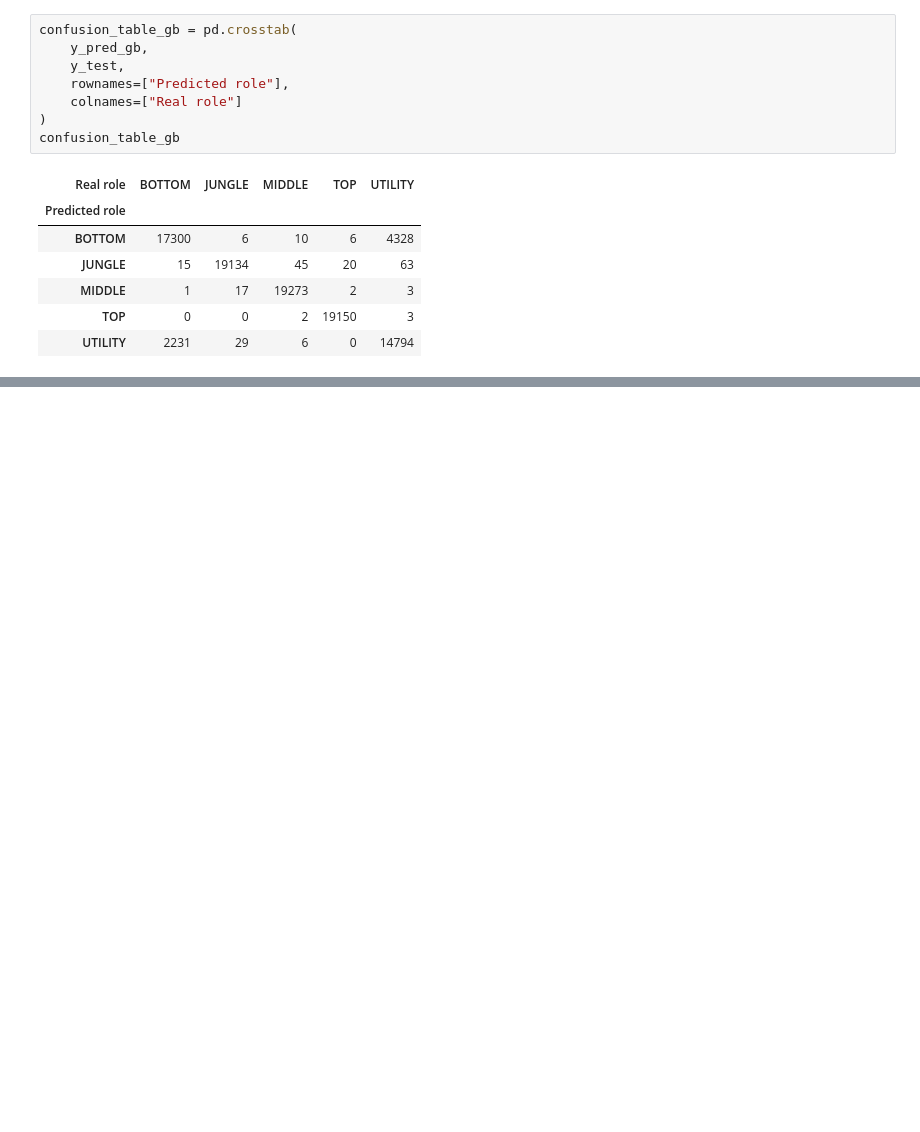
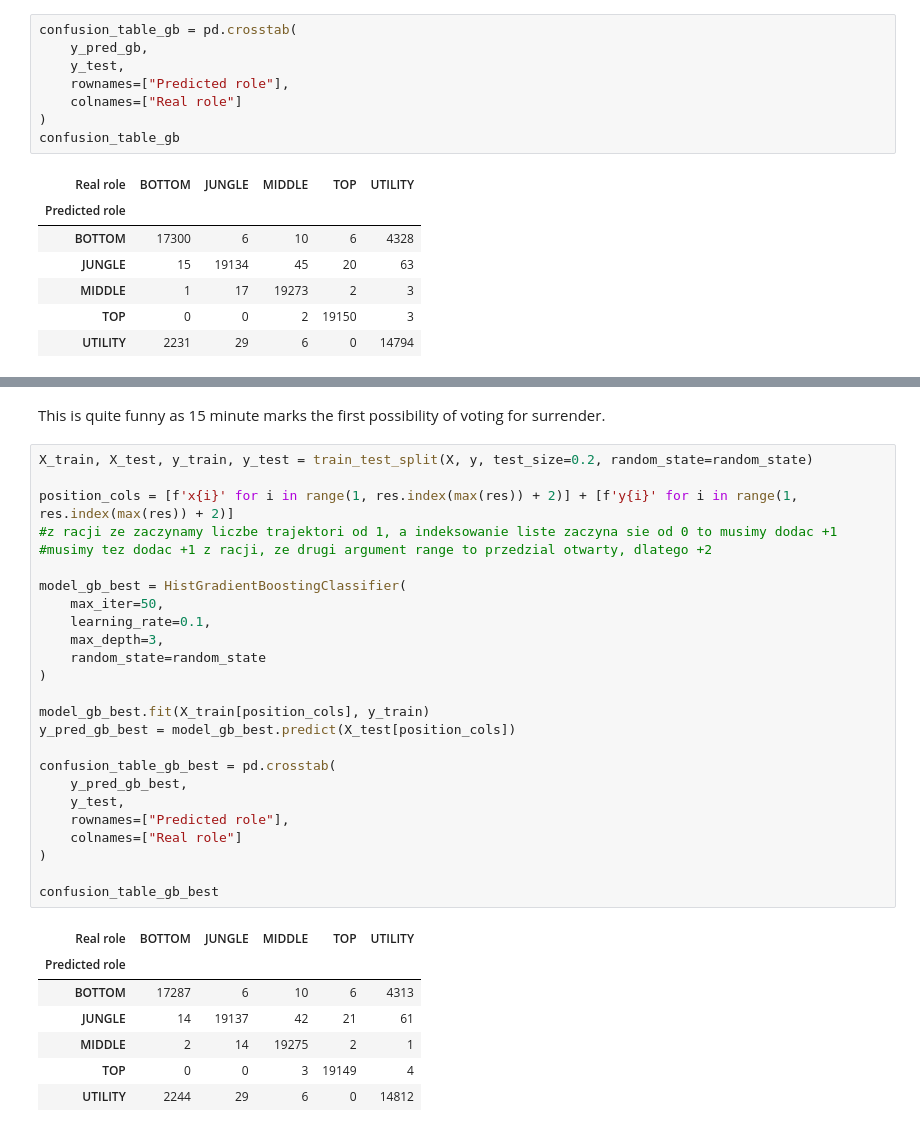
Before and after one commit to Kapponohacco/League-Ml-Project, a Jupyter notebook: src/models.ipynb, the cells around one changed output, grey strips where cells are left out. Drawn from its saved outputs; the diff is of its cells as text; blank space fills up the shorter version.

```diff
--- a/src/models.ipynb
+++ b/src/models.ipynb
@@ -935,3 +990,38 @@ confusion_table_gb
+# %% [markdown]
+This is quite funny as 15 minute marks the first possibility of voting for surrender.
+# %%
+X_train, X_test, y_train, y_test = train_test_split(X, y, test_size=0.2, random_state=random_state)
+
+position_cols = [f'x{i}' for i in range(1, res.index(max(res)) + 2)] + [f'y{i}' for i in range(1, res.index(max(res)) + 2)]
+#z racji ze zaczynamy liczbe trajektori od 1, a indeksowanie liste zaczyna sie od 0 to musimy dodac +1
+#musimy tez dodac +1 z racji, ze drugi argument range to przedzial otwarty, dlatego +2
+
+model_gb_best = HistGradientBoostingClassifier(
+    max_iter=50,
+    learning_rate=0.1,
+    max_depth=3,
+    random_state=random_state
+)
+
+model_gb_best.fit(X_train[position_cols], y_train)
+y_pred_gb_best = model_gb_best.predict(X_test[position_cols])
+
+confusion_table_gb_best = pd.crosstab(
+    y_pred_gb_best,
+    y_test,
+    rownames=["Predicted role"],
+    colnames=["Real role"]
+)
+
+confusion_table_gb_best
+# %% [output]
+| Real role | BOTTOM | JUNGLE | MIDDLE | TOP | UTILITY |
+| Predicted role |  |  |  |  |  |
+| BOTTOM | 17287 | 6 | 10 | 6 | 4313 |
+| JUNGLE | 14 | 19137 | 42 | 21 | 61 |
+| MIDDLE | 2 | 14 | 19275 | 2 | 1 |
+| TOP | 0 | 0 | 3 | 19149 | 4 |
+| UTILITY | 2244 | 29 | 6 | 0 | 14812 |
 # %%
 from xgboost import XGBClassifier
 
```
Also changed, not shown: parts of 16 cells of this notebook, 2 other files.
